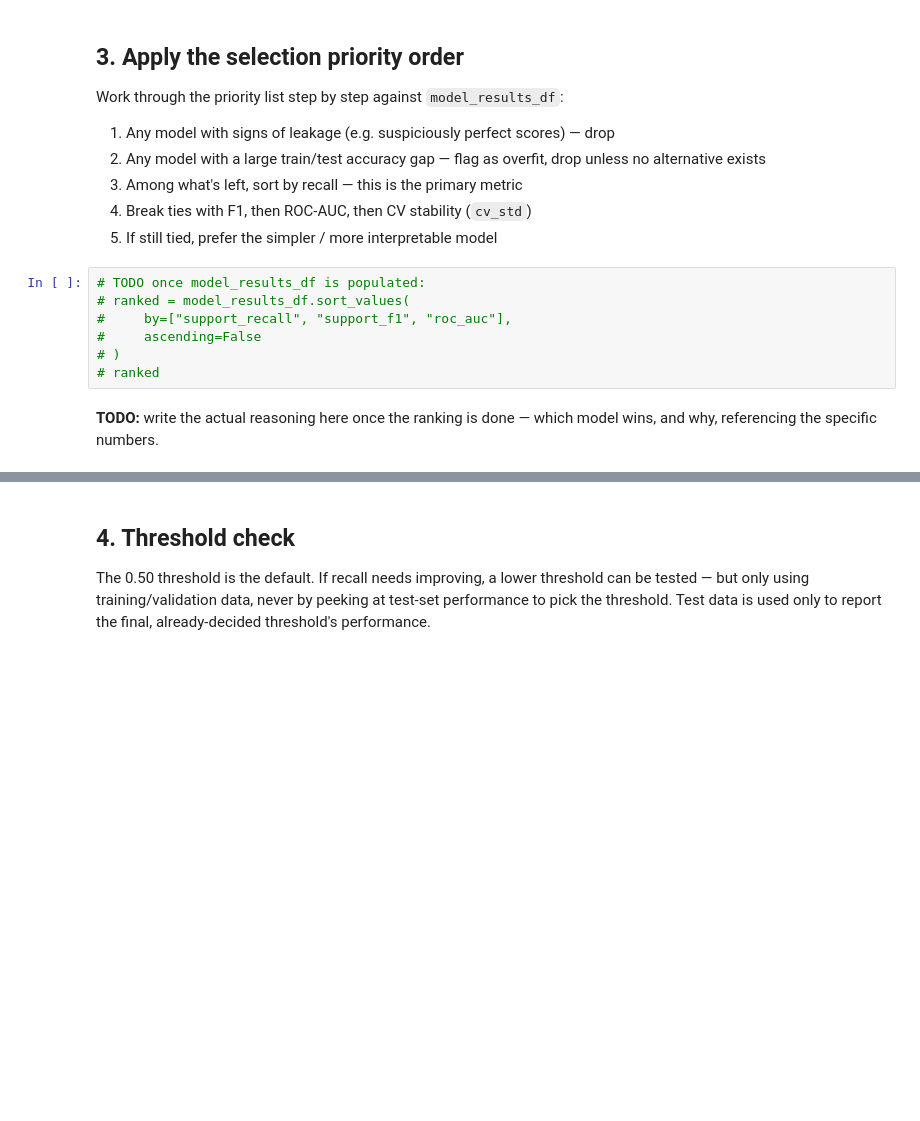
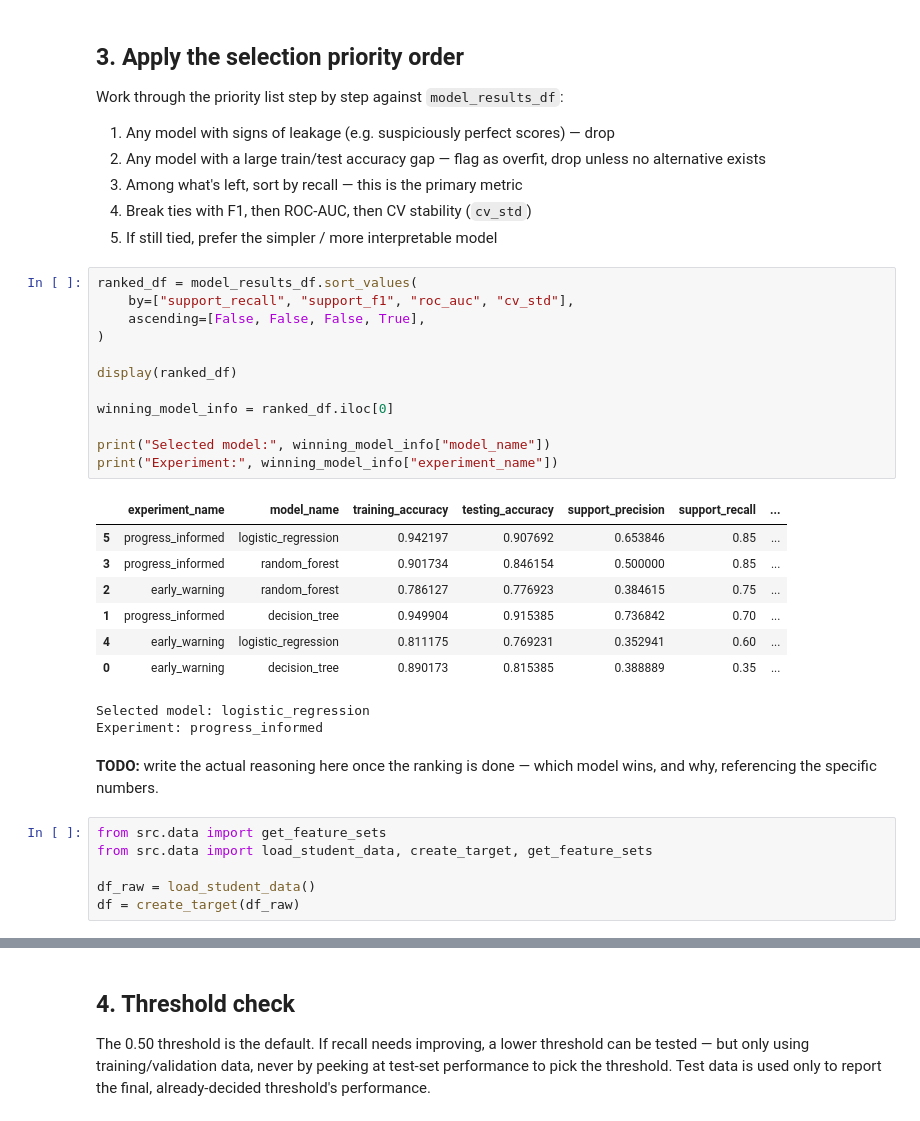
Before and after one commit to Babior/student-performance-decision-support, a Jupyter notebook: notebooks/04_final_evaluation.ipynb, the cells around one changed output, grey strips where cells are left out. Cells and saved outputs as stored; diff of their text form; blank space fills up the shorter version.

```diff
--- a/notebooks/04_final_evaluation.ipynb
+++ b/notebooks/04_final_evaluation.ipynb
@@ -85,12 +102,33 @@ Work through the priority list step by step against `model_results_df`:
 4. Break ties with F1, then ROC-AUC, then CV stability (`cv_std`)
 5. If still tied, prefer the simpler / more interpretable model
 # %%
-# TODO once model_results_df is populated:
-# ranked = model_results_df.sort_values(
-#     by=["support_recall", "support_f1", "roc_auc"],
-#     ascending=False
-# )
-# ranked
+ranked_df = model_results_df.sort_values(
+    by=["support_recall", "support_f1", "roc_auc", "cv_std"],
+    ascending=[False, False, False, True],
+)
+
+display(ranked_df)
+
+winning_model_info = ranked_df.iloc[0]
+
+print("Selected model:", winning_model_info["model_name"])
+print("Experiment:", winning_model_info["experiment_name"])
+# %% [output]
+|  | experiment_name | model_name | training_accuracy | testing_accuracy | support_precision | support_recall | ... |
+| 5 | progress_informed | logistic_regression | 0.942197 | 0.907692 | 0.653846 | 0.85 | ... |
+| 3 | progress_informed | random_forest | 0.901734 | 0.846154 | 0.500000 | 0.85 | ... |
+| 2 | early_warning | random_forest | 0.786127 | 0.776923 | 0.384615 | 0.75 | ... |
+| 1 | progress_informed | decision_tree | 0.949904 | 0.915385 | 0.736842 | 0.70 | ... |
+| 4 | early_warning | logistic_regression | 0.811175 | 0.769231 | 0.352941 | 0.60 | ... |
+| 0 | early_warning | decision_tree | 0.890173 | 0.815385 | 0.388889 | 0.35 | ... |
+Selected model: logistic_regression
+Experiment: progress_informed
 # %% [markdown]
 **TODO:** write the actual reasoning here once the ranking is done —
 which model wins, and why, referencing the specific numbers.
+# %%
+from src.data import get_feature_sets
+from src.data import load_student_data, create_target, get_feature_sets
+
+df_raw = load_student_data()
+df = create_target(df_raw)
```
Also changed, not shown: parts of 19 cells of this notebook, 6 other files.
